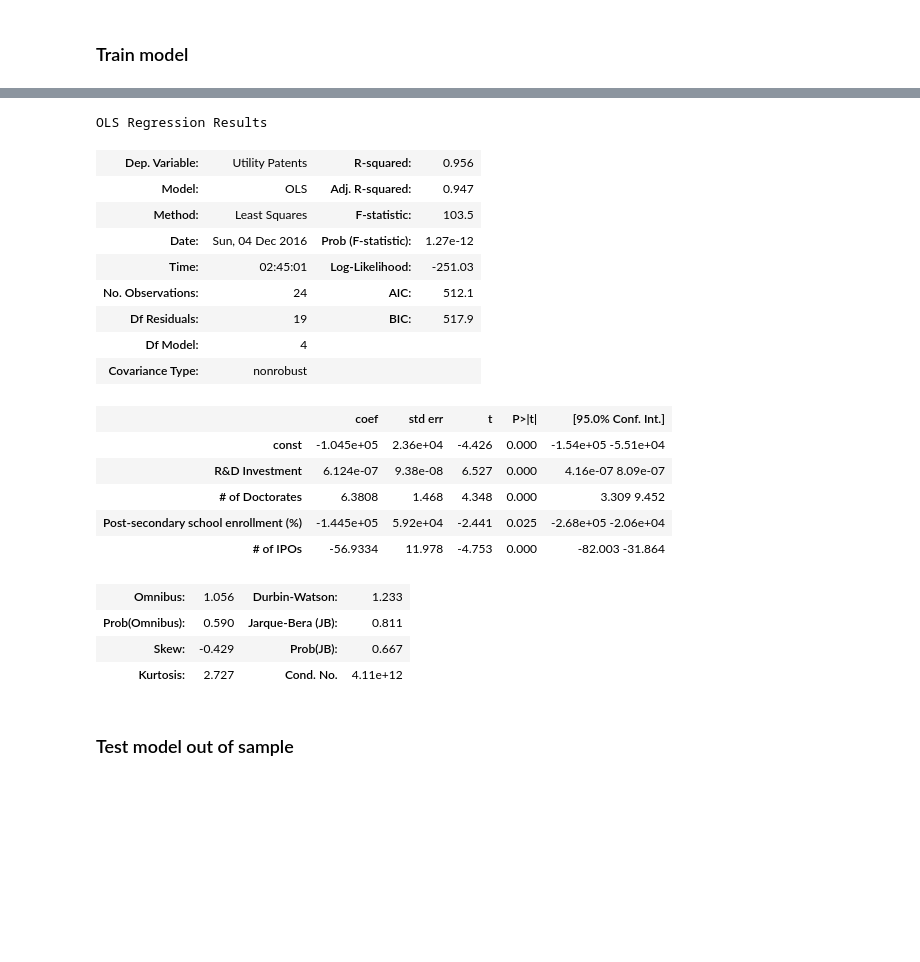
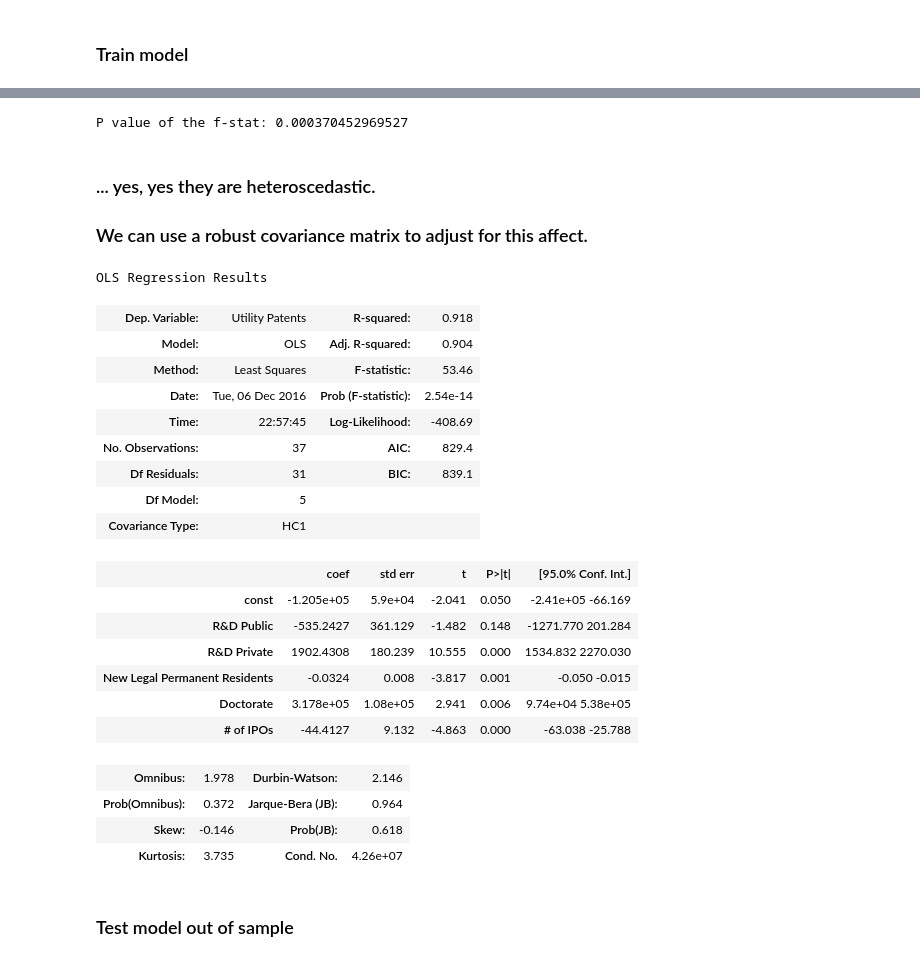
Before and after one commit to jameschristopher/ECON482, a Jupyter notebook: final_project/regressors.ipynb, the cells around one changed output, grey strips where cells are left out. Saved outputs shown, nothing was run; the diff lists cells and outputs as text; code cells hidden in the pictures; blank space fills up the shorter version.

```diff
--- a/final_project/regressors.ipynb
+++ b/final_project/regressors.ipynb
@@ -130,9 +131,7 @@ Freq: A-DEC, Name: Unemployment rate (%), dtype: float64
 # %% [markdown]
 ### [Immigration](http://www.migrationpolicy.org/programs/data-hub/charts/immigrant-population-over-time?width=1000&height=850&iframe=true)
 # %%
-immigration = pd.read_csv('us_immigration.csv',
-                          index_col='Year',
-                          thousands=',', parse_dates=True)['Number of Legal Permanent Residents']
+immigration = pd.read_csv('us_immigration.csv', index_col='Year', thousands=',', parse_dates=True)['Number of Legal Permanent Residents']
 immigration.name = 'New Legal Permanent Residents'
 immigration = immigration.shift(-1, freq='D')
 # %%
@@ -181,5 +180,5 @@ Name: Post-secondary school enrollment (%), dtype: float64
 # %%
-ipos = get_quandl_data("RITTER/US_IPO_STATS")['Net Number of IPOs']
+ipos = get_quandl_data("RITTER/US_IPO_STATS")['Gross Number of IPOs']
 ipos.name = "# of IPOs"
 ipos = ipos.resample('A').sum()
 # %%
@@ -194,0 +196,6 @@ Freq: A-DEC, Name: # of IPOs, dtype: float64
+# %%
+stem_degree_percent = pd.read_csv("stem_degrees.csv", index_col='year', parse_dates=True)
+stem_degree_percent /= 100
+stem_degree_percent = stem_degree_percent.resample('A').first()
+stem_degree_percent = stem_degree_percent['Doctorate']
+stem_degree_percent.name = "% of doctorates that are STEM"
@@ -195,13 +212,15 @@ Freq: A-DEC, Name: # of IPOs, dtype: float64
 # %%
 list_of_factors = [
 #     natural_resources,
-    rd_investment,
-    doctorates,
+    rd_public,
+    rd_private,
+#     doctorates,
 #     venture_capital,
 #     unemployment,
-#     immigration,
+    immigration,
 #     cpi,
-    tertiary_education_enrollment,
+#     tertiary_education_enrollment,
+    stem_degree_percent,
     ipos
 ]
 # %%
@@ -265,26 +304,34 @@ results = model.fit()
+# %%
+print("P value of the f-stat: %s" % pval)
+# %% [output]
+P value of the f-stat: 0.000370452969527
+# %% [markdown]
+### ... yes, yes they are heteroscedastic.
+### We can use a robust covariance matrix to adjust for this affect.
 # %%
-results.summary()
+results.get_robustcov_results().summary()
 # %% [output]
 OLS Regression Results
-| Dep. Variable: | Utility Patents | R-squared: | 0.956 |
-| Model: | OLS | Adj. R-squared: | 0.947 |
-| Method: | Least Squares | F-statistic: | 103.5 |
-| Date: | Sun, 04 Dec 2016 | Prob (F-statistic): | 1.27e-12 |
-| Time: | 02:45:01 | Log-Likelihood: | -251.03 |
-| No. Observations: | 24 | AIC: | 512.1 |
-| Df Residuals: | 19 | BIC: | 517.9 |
-| Df Model: | 4 |  |  |
-| Covariance Type: | nonrobust |  |  |
+| Dep. Variable: | Utility Patents | R-squared: | 0.918 |
+| Model: | OLS | Adj. R-squared: | 0.904 |
+| Method: | Least Squares | F-statistic: | 53.46 |
+| Date: | Tue, 06 Dec 2016 | Prob (F-statistic): | 2.54e-14 |
+| Time: | 22:57:45 | Log-Likelihood: | -408.69 |
+| No. Observations: | 37 | AIC: | 829.4 |
+| Df Residuals: | 31 | BIC: | 839.1 |
+| Df Model: | 5 |  |  |
+| Covariance Type: | HC1 |  |  |
 |  | coef | std err | t | P>|t| | [95.0% Conf. Int.] |
-| const | -1.045e+05 | 2.36e+04 | -4.426 | 0.000 | -1.54e+05 -5.51e+04 |
-| R&D Investment | 6.124e-07 | 9.38e-08 | 6.527 | 0.000 | 4.16e-07 8.09e-07 |
-| # of Doctorates | 6.3808 | 1.468 | 4.348 | 0.000 | 3.309 9.452 |
-| Post-secondary school enrollment (%) | -1.445e+05 | 5.92e+04 | -2.441 | 0.025 | -2.68e+05 -2.06e+04 |
-| # of IPOs | -56.9334 | 11.978 | -4.753 | 0.000 | -82.003 -31.864 |
+| const | -1.205e+05 | 5.9e+04 | -2.041 | 0.050 | -2.41e+05 -66.169 |
+| R&D Public | -535.2427 | 361.129 | -1.482 | 0.148 | -1271.770 201.284 |
+| R&D Private | 1902.4308 | 180.239 | 10.555 | 0.000 | 1534.832 2270.030 |
+| New Legal Permanent Residents | -0.0324 | 0.008 | -3.817 | 0.001 | -0.050 -0.015 |
+| Doctorate | 3.178e+05 | 1.08e+05 | 2.941 | 0.006 | 9.74e+04 5.38e+05 |
+| # of IPOs | -44.4127 | 9.132 | -4.863 | 0.000 | -63.038 -25.788 |
-| Omnibus: | 1.056 | Durbin-Watson: | 1.233 |
-| Prob(Omnibus): | 0.590 | Jarque-Bera (JB): | 0.811 |
-| Skew: | -0.429 | Prob(JB): | 0.667 |
-| Kurtosis: | 2.727 | Cond. No. | 4.11e+12 |
+| Omnibus: | 1.978 | Durbin-Watson: | 2.146 |
+| Prob(Omnibus): | 0.372 | Jarque-Bera (JB): | 0.964 |
+| Skew: | -0.146 | Prob(JB): | 0.618 |
+| Kurtosis: | 3.735 | Cond. No. | 4.26e+07 |
 # %% [markdown]
 ### Test model out of sample
 # %%
```
Also changed, not shown: parts of 34 cells of this notebook, 4 other files.
